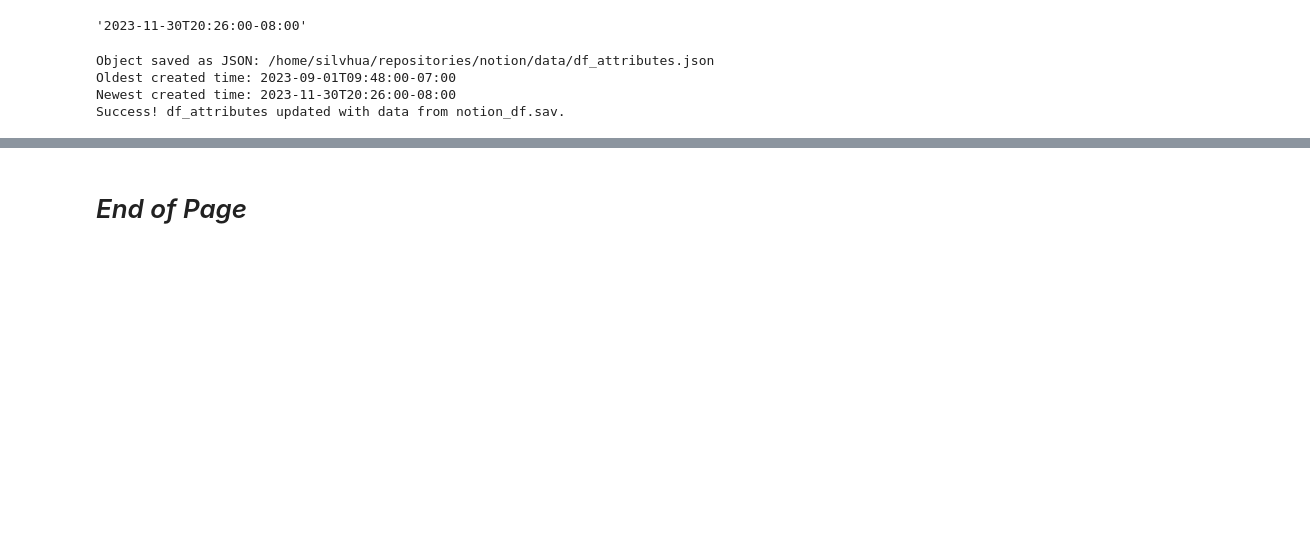
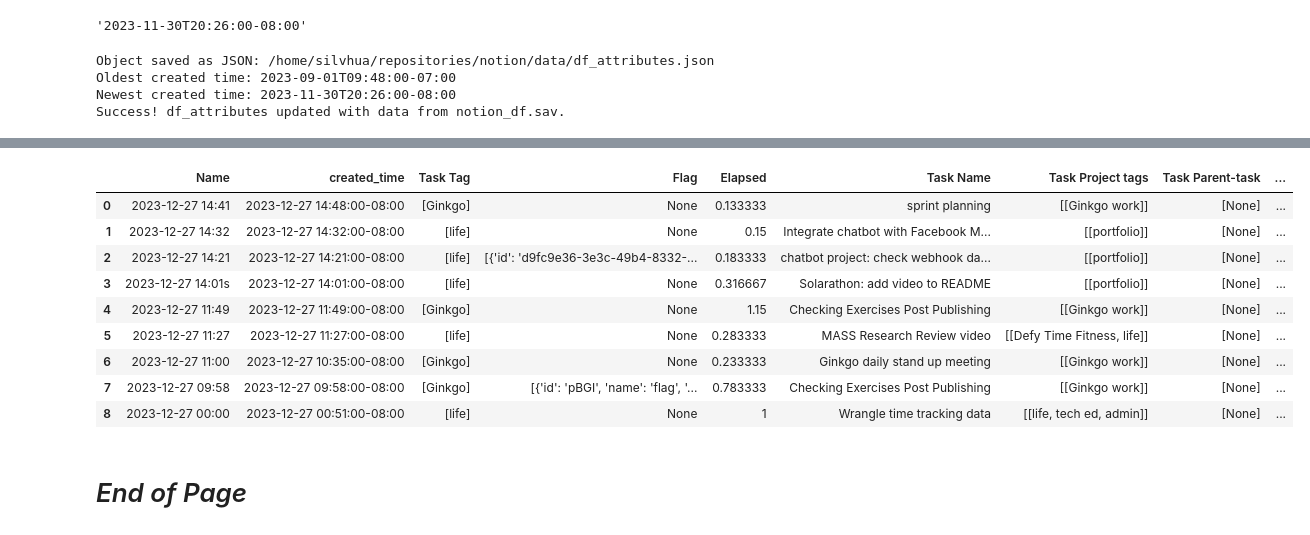
Before and after one commit to silvhua/notion-code, a Jupyter notebook: notebooks/2023-12-30 save to df.ipynb, the cells around one changed output, grey strips where cells are left out. Drawn from its saved outputs; the diff is of its cells as text; code cells hidden in the pictures; blank space fills up the shorter version.

```diff
--- a/notebooks/2023-12-30 save to df.ipynb
+++ b/notebooks/2023-12-30 save to df.ipynb
@@ -137,0 +203,4 @@ Success! df_attributes updated with data from notion_df.sav.
+# %%
+filename = 'notion_df.sav'
+loadpickle(filename, path)
+# %% [output]
@@ -138,2 +210,12 @@ Success! df_attributes updated with data from notion_df.sav.
+|  | Name | created_time | Task Tag | Flag | Elapsed | Task Name | Task Project tags | Task Parent-task | ... |
+| 0 | 2023-12-27 14:41 | 2023-12-27 14:48:00-08:00 | [Ginkgo] | None | 0.133333 | sprint planning | [[Ginkgo work]] | [None] | ... |
+| 1 | 2023-12-27 14:32 | 2023-12-27 14:32:00-08:00 | [life] | None | 0.15 | Integrate chatbot with Facebook M... | [[portfolio]] | [None] | ... |
+| 2 | 2023-12-27 14:21 | 2023-12-27 14:21:00-08:00 | [life] | [{'id': 'd9fc9e36-3e3c-49b4-8332-... | 0.183333 | chatbot project: check webhook da... | [[portfolio]] | [None] | ... |
+| 3 | 2023-12-27 14:01s | 2023-12-27 14:01:00-08:00 | [life] | None | 0.316667 | Solarathon: add video to README | [[portfolio]] | [None] | ... |
+| 4 | 2023-12-27 11:49 | 2023-12-27 11:49:00-08:00 | [Ginkgo] | None | 1.15 | Checking Exercises Post Publishing | [[Ginkgo work]] | [None] | ... |
+| 5 | 2023-12-27 11:27 | 2023-12-27 11:27:00-08:00 | [life] | None | 0.283333 | MASS Research Review video | [[Defy Time Fitness, life]] | [None] | ... |
+| 6 | 2023-12-27 11:00 | 2023-12-27 10:35:00-08:00 | [Ginkgo] | None | 0.233333 | Ginkgo daily stand up meeting | [[Ginkgo work]] | [None] | ... |
+| 7 | 2023-12-27 09:58 | 2023-12-27 09:58:00-08:00 | [Ginkgo] | [{'id': 'pBGI', 'name': 'flag', '... | 0.783333 | Checking Exercises Post Publishing | [[Ginkgo work]] | [None] | ... |
+| 8 | 2023-12-27 00:00 | 2023-12-27 00:51:00-08:00 | [life] | None | 1 | Wrangle time tracking data | [[life, tech ed, admin]] | [None] | ... |
 # %% [markdown]
 # *End of Page*
```
Also changed, not shown: parts of 6 cells of this notebook, 11 other files.
